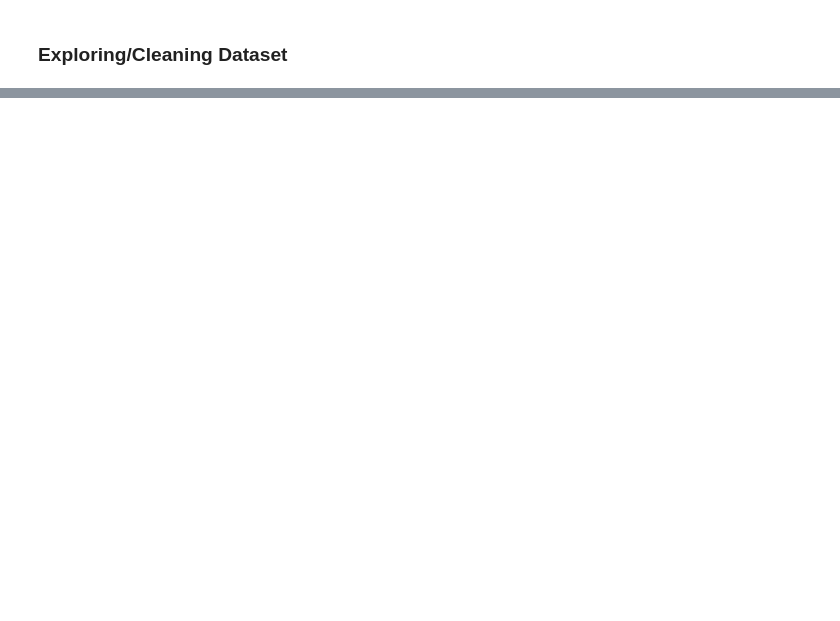
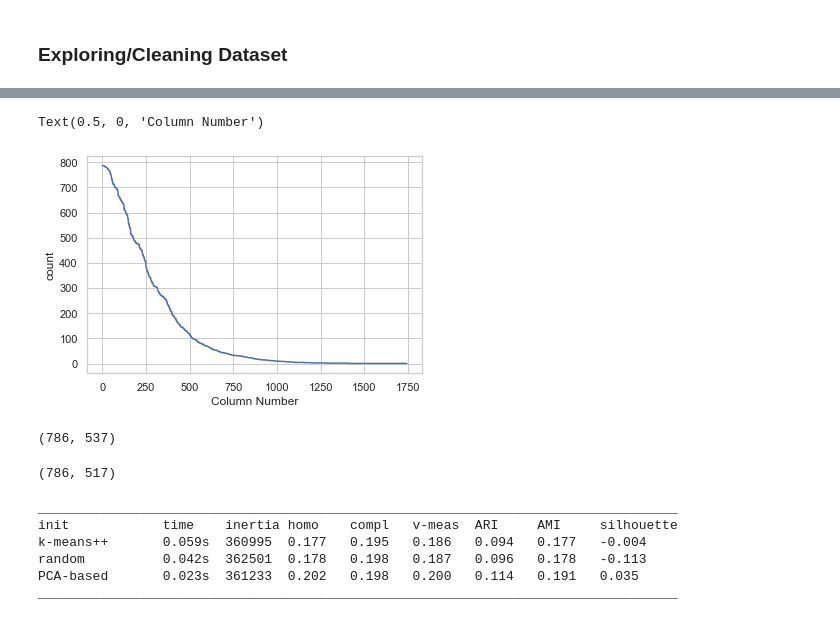
Before and after one commit to ahmadhassan997/CSCI-5523-Human-Microbiome-Project, a Jupyter notebook: scripts/01c-ExploratoryModeling.ipynb, the cells around one changed output, grey strips where cells are left out. Saved outputs shown, nothing was run; the diff lists cells and outputs as text; code cells hidden in the pictures; blank space fills up the shorter version.

```diff
--- a/scripts/01c-ExploratoryModeling.ipynb
+++ b/scripts/01c-ExploratoryModeling.ipynb
@@ -167,3 +180,41 @@ disease_short.shape
 # %%
 disease_short = disease_short.replace(['n','impaired_glucose_tolerance',"t2d"],
-                                      ['No Diabetes','Pre-Diabetes',"Type 2 Diabetes"])
+                                      ['No Disease','Pre-Diabetes',"Type 2 Diabetes"])
+# %%
+## get summary statistics so that infrequent columns can be removed
+summary = disease_short.mask(disease_short == 0).describe()
+summary.reset_index(inplace=True)
+summary = summary.transpose()
+summary.reset_index(inplace=True)
+summary.columns = summary.iloc[0]
+summary.drop([0], inplace=True)
+summary.sort_values(by='count', inplace=True, ascending=False)
+summary.reset_index(inplace=True, drop=True)
+summary['count'] = summary['count'].astype('int')
+summary['column_name'] = summary['index'].astype('str')
+# %%
+## count can be a knob (30-100) -> columns(800-500)
+sns.lineplot(x=summary.index, y="count", data=summary)
+plt.xlabel("Column Number")
+# %% [output]
+Text(0.5, 0, 'Column Number')
+[figure, added]
+# %%
+## Remove columns by setting a threshold
+threshold_count = 100
+filter_columns = summary.loc[summary['count'] < threshold_count, 'column_name']
+disease_filtered = disease_short.drop(columns=filter_columns)
+disease_filtered.shape
+# %% [output]
+(786, 537)
+# %%
+## Filter numeric types
+numeric_columns = disease_filtered.select_dtypes(include=['number']).columns
+object_columns = disease_filtered.select_dtypes(include=['object']).columns
+cols = disease_filtered.columns
+assert (len(set(cols) - (set(numeric_columns.to_list() + object_columns.to_list()))) == 0)
+disease_numeric_df = disease_filtered.drop(columns=object_columns)
+metadata_df = disease_filtered.loc[:, ['dataset_name', 'sampleID', 'disease', 'gender', 'country']]
+disease_numeric_df.shape
+# %% [output]
+(786, 517)
@@ -169,0 +272,31 @@ disease_short = disease_short.replace(['n','impaired_glucose_tolerance',"t2d"],
+# %%
+from sklearn.cluster import KMeans
+from sklearn.decomposition import PCA
+from sklearn.preprocessing import LabelEncoder
+
+n_disease = np.unique(metadata_df['disease'].to_list()).size
+le = LabelEncoder()
+labels = le.fit_transform(metadata_df['disease'])
+
+print(82 * '_')
+print('init\t\ttime\tinertia\thomo\tcompl\tv-meas\tARI\tAMI\tsilhouette')
+
+kmeans = KMeans(init="k-means++", n_clusters=n_disease, n_init=4,
+                random_state=0)
+bench_k_means(kmeans=kmeans, name="k-means++", data=disease_df, labels=labels)
+
+kmeans = KMeans(init="random", n_clusters=n_disease, n_init=4, random_state=0)
+bench_k_means(kmeans=kmeans, name="random", data=disease_df, labels=labels)
+
+pca = PCA(n_components=n_disease).fit(disease_df)
+kmeans = KMeans(init=pca.components_, n_clusters=n_disease, n_init=1)
+bench_k_means(kmeans=kmeans, name="PCA-based", data=disease_df, labels=labels)
+
+print(82 * '_')
+# %% [output]
+__________________________________________________________________________________
+init            time    inertia homo    compl   v-meas  ARI     AMI     silhouette
+k-means++       0.059s  360995  0.177   0.195   0.186   0.094   0.177   -0.004
+random          0.042s  362501  0.178   0.198   0.187   0.096   0.178   -0.113
+PCA-based       0.023s  361233  0.202   0.198   0.200   0.114   0.191   0.035
+__________________________________________________________________________________
```
Also changed, not shown: parts of 15 cells of this notebook, 1 other file.
